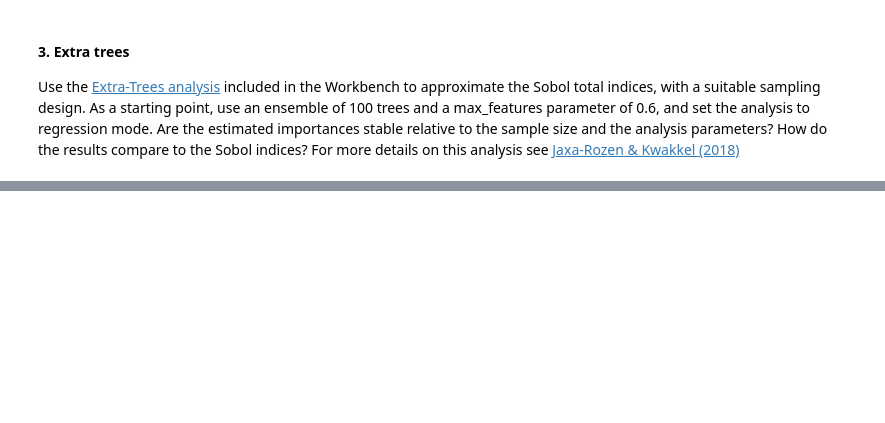
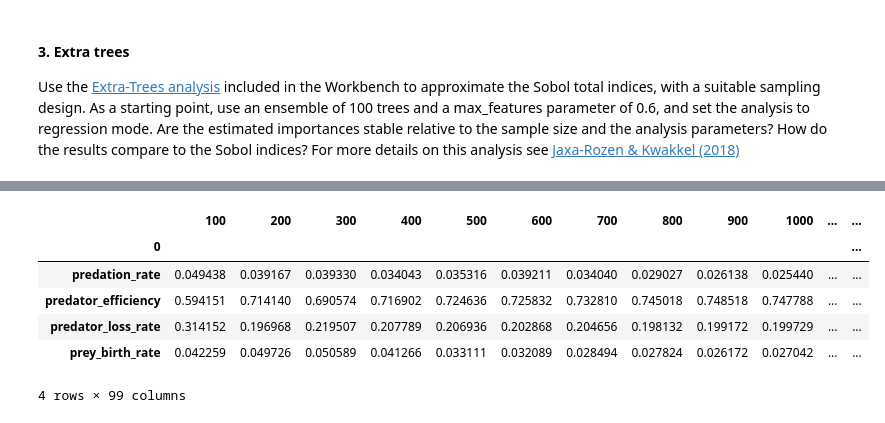
Before and after one commit to RyanTanYiWei/epa1361_open, a Jupyter notebook: Week 3-4 - vulnerability analysis/assignment 6 - sensitivity analysis.ipynb, the cells around one changed output, grey strips where cells are left out. Cells and saved outputs as stored; diff of their text form; code cells hidden in the pictures; blank space fills up the shorter version.

```diff
--- a/Week 3-4 - vulnerability analysis/assignment 6 - sensitivity analysis.ipynb
+++ b/Week 3-4 - vulnerability analysis/assignment 6 - sensitivity analysis.ipynb
@@ -107,0 +316,11 @@ Use the [Extra-Trees analysis](https://emaworkbench.readthedocs.io/en/latest/ema
+# %%
+combined_scores = pd.concat(combined_scores, axis=1, sort=True)
+combined_scores
+# %% [output]
+|  | 100 | 200 | 300 | 400 | 500 | 600 | 700 | 800 | 900 | 1000 | ... | ... |
+| 0 |  |  |  |  |  |  |  |  |  |  |  | ... |
+| predation_rate | 0.049438 | 0.039167 | 0.039330 | 0.034043 | 0.035316 | 0.039211 | 0.034040 | 0.029027 | 0.026138 | 0.025440 | ... | ... |
+| predator_efficiency | 0.594151 | 0.714140 | 0.690574 | 0.716902 | 0.724636 | 0.725832 | 0.732810 | 0.745018 | 0.748518 | 0.747788 | ... | ... |
+| predator_loss_rate | 0.314152 | 0.196968 | 0.219507 | 0.207789 | 0.206936 | 0.202868 | 0.204656 | 0.198132 | 0.199172 | 0.199729 | ... | ... |
+| prey_birth_rate | 0.042259 | 0.049726 | 0.050589 | 0.041266 | 0.033111 | 0.032089 | 0.028494 | 0.027824 | 0.026172 | 0.027042 | ... | ... |
+4 rows × 99 columns
```
Also changed, not shown: parts of 23 cells of this notebook, 1 other file.
